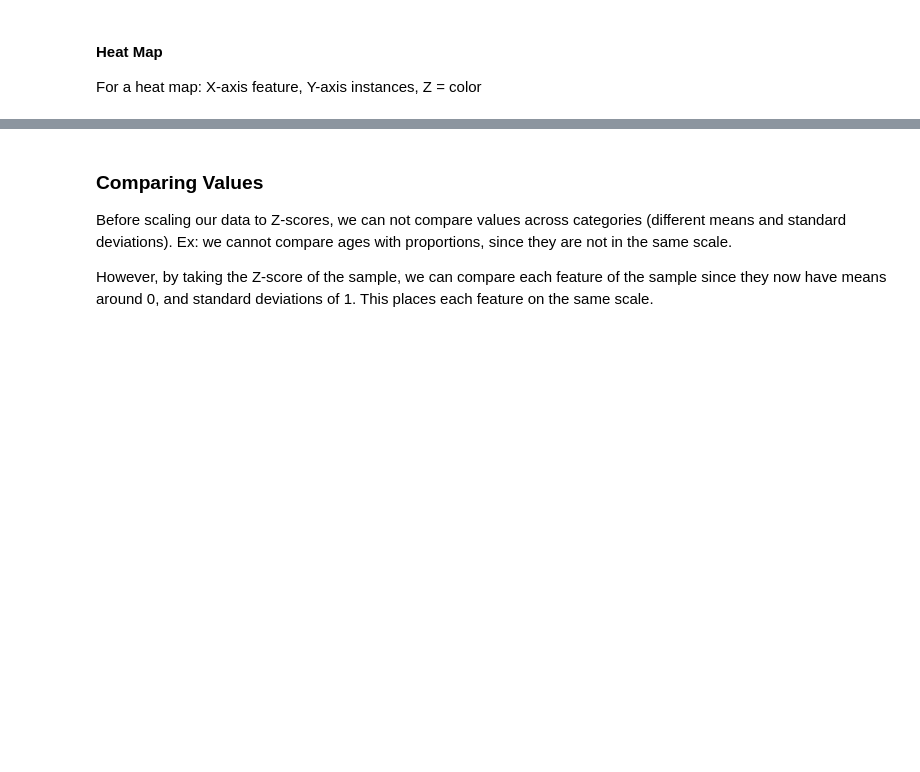
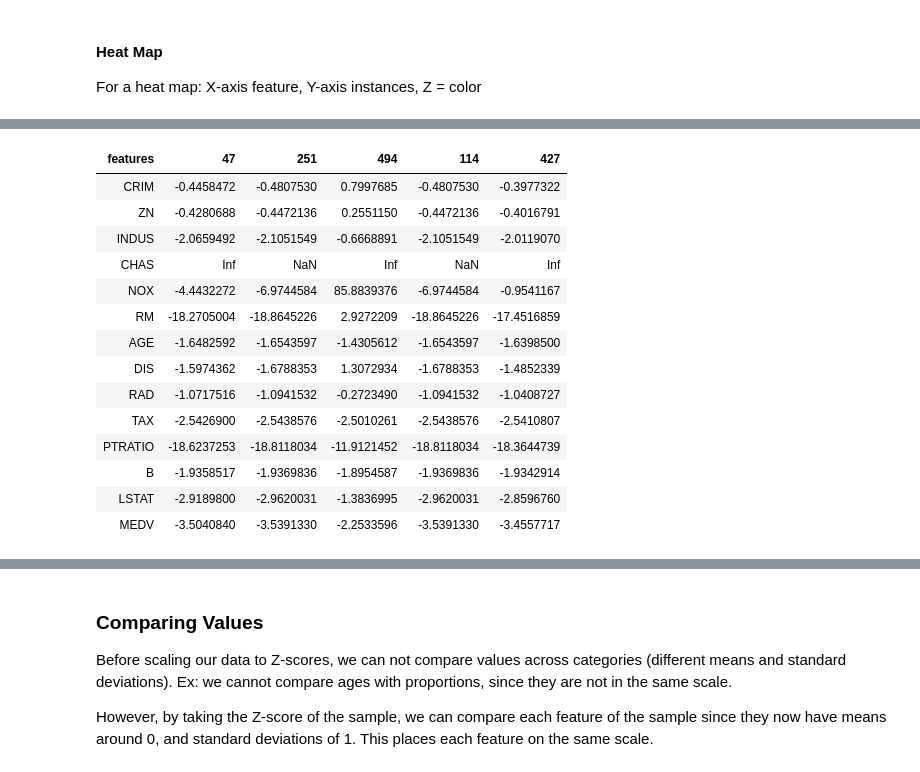
Before and after one commit to karenjiang94/Boston-Housing-Data, a Jupyter notebook: ipynb/02-sample_anaylsis.ipynb, the cells around one changed output, grey strips where cells are left out. Cells and saved outputs as stored; diff of their text form; code cells hidden in the pictures; blank space fills up the shorter version.

```diff
--- a/ipynb/02-sample_anaylsis.ipynb
+++ b/ipynb/02-sample_anaylsis.ipynb
@@ -75,0 +184,34 @@ ggplot(samp) +
+# %%
+# create point-z scores
+point_z_scores <- function(samp_df, stats_df){
+    features <- (rownames(stats_df))
+    point_z_df <- data.frame(features)
+    col <- colnames(samp_df)
+    z_scores_r1 <- (samp_df[[1]]-stats_df$mean) / stats_df$sd
+    z_scores_r2 <- (samp_df[[2]]-stats_df$mean) / stats_df$sd
+    z_scores_r3 <- (samp_df[[3]]-stats_df$mean) / stats_df$sd
+    z_scores_r4 <- (samp_df[[4]]-stats_df$mean) / stats_df$sd
+    z_scores_r5 <- (samp_df[[5]]-stats_df$mean) / stats_df$sd
+    z_scores <- cbind(z_scores_r1, z_scores_r2, z_scores_r3, z_scores_r4, z_scores_r5)
+    colnames(z_scores) <- col
+    point_z_df <- cbind(point_z_df, z_scores)
+    return(point_z_df)
+}
+a <- point_z_scores(t(samp), samp_stats)
+a
+# %% [output]
+| features | 47 | 251 | 494 | 114 | 427 |
+| CRIM | -0.4458472 | -0.4807530 | 0.7997685 | -0.4807530 | -0.3977322 |
+| ZN | -0.4280688 | -0.4472136 | 0.2551150 | -0.4472136 | -0.4016791 |
+| INDUS | -2.0659492 | -2.1051549 | -0.6668891 | -2.1051549 | -2.0119070 |
+| CHAS | Inf | NaN | Inf | NaN | Inf |
+| NOX | -4.4432272 | -6.9744584 | 85.8839376 | -6.9744584 | -0.9541167 |
+| RM | -18.2705004 | -18.8645226 | 2.9272209 | -18.8645226 | -17.4516859 |
+| AGE | -1.6482592 | -1.6543597 | -1.4305612 | -1.6543597 | -1.6398500 |
+| DIS | -1.5974362 | -1.6788353 | 1.3072934 | -1.6788353 | -1.4852339 |
+| RAD | -1.0717516 | -1.0941532 | -0.2723490 | -1.0941532 | -1.0408727 |
+| TAX | -2.5426900 | -2.5438576 | -2.5010261 | -2.5438576 | -2.5410807 |
+| PTRATIO | -18.6237253 | -18.8118034 | -11.9121452 | -18.8118034 | -18.3644739 |
+| B | -1.9358517 | -1.9369836 | -1.8954587 | -1.9369836 | -1.9342914 |
+| LSTAT | -2.9189800 | -2.9620031 | -1.3836995 | -2.9620031 | -2.8596760 |
+| MEDV | -3.5040840 | -3.5391330 | -2.2533596 | -3.5391330 | -3.4557717 |
```
Also changed, not shown: parts of 20 cells of this notebook, 1 other file.
